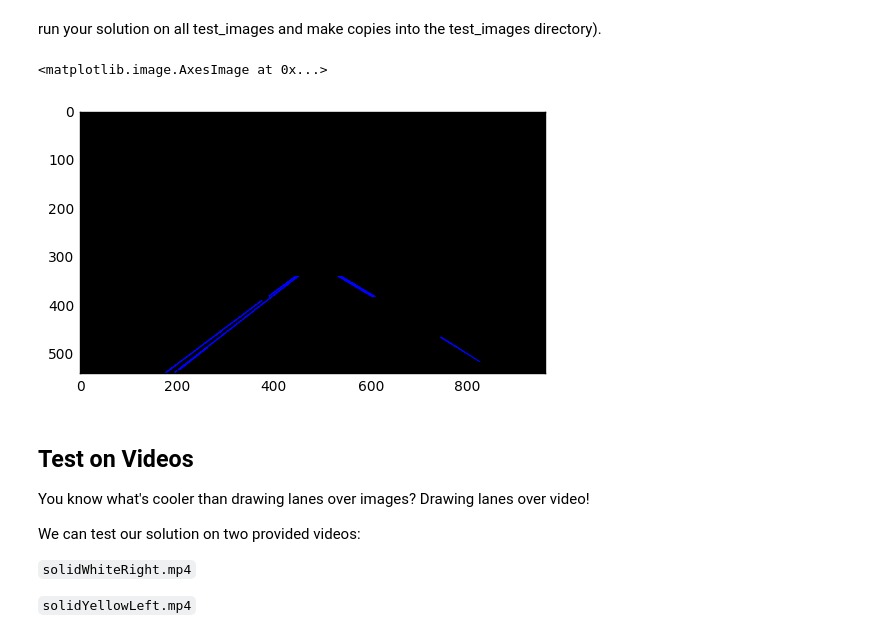
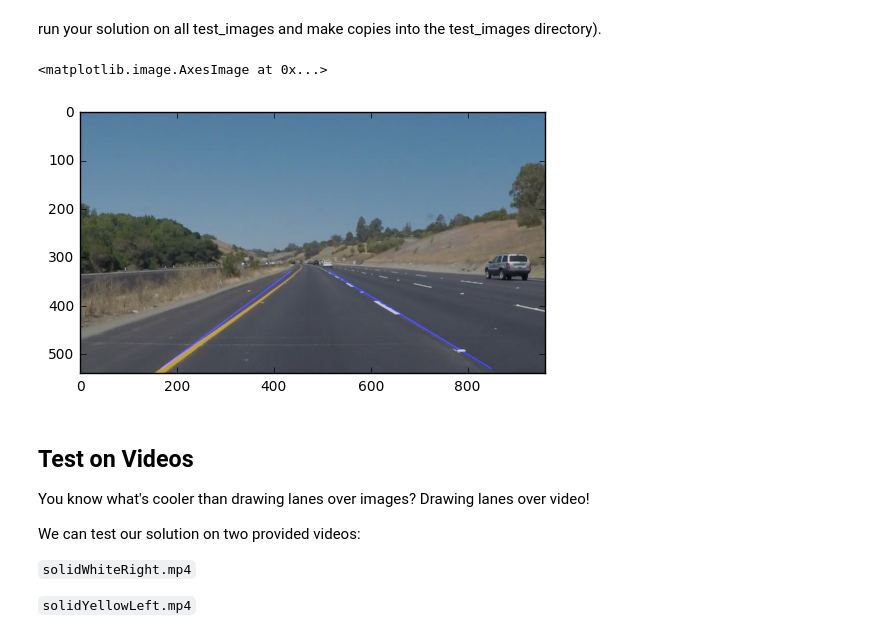
Before and after one commit to zhengfu23/Self-Driving-Car, a Jupyter notebook: P1.ipynb, the cells around one changed output. Saved outputs shown, nothing was run; the diff lists cells and outputs as text; code cells hidden in the pictures.

Commit message:
finished draft video pipeline, lines are very jumpy, some even incorrect

```diff
--- a/P1.ipynb
+++ b/P1.ipynb
@@ -173,27 +217,30 @@ run your solution on all test_images and make copies into the test_images direct
 # %%
 # TODO: Build your pipeline that will draw lane lines on the test_images
 # then save them to the test_images directory.
-image = cv2.imread('test_images/whiteCarLaneSwitch.jpg')
+image = cv2.imread('test_images/solidYellowCurve.jpg')
 gry_img = grayscale(image)
 blr_img = gaussian_blur(image, 3)
 edges = canny(blr_img, 50, 150)
+
+vertices = np.array([[(100, 539), (410,340), (550,340), (920, 539)]], dtype=np.int32)
+roi = region_of_interest(edges, vertices)
 
 rho = 2 # distance resolution in pixels of the Hough grid
 theta = np.pi/180 # angular resolution in radians of the Hough grid
 threshold = 15     # minimum number of votes (intersections in Hough grid cell)
 min_line_length = 40 #minimum number of pixels making up a line
 max_line_gap = 20    # maximum gap in pixels between connectable line segments
 
-hough = hough_lines(edges, rho, theta, threshold, min_line_length, max_line_gap)
+hough = hough_lines(roi, rho, theta, threshold, min_line_length, max_line_gap)
 
-vertices = np.array([[(140, 539), (410,340), (550,340), (860, 539)]], dtype=np.int32)
-roi = region_of_interest(hough, vertices)
 
-roi = cv2.cvtColor(roi, cv2.COLOR_BGR2RGB)
-plt.imshow(roi)
+result = weighted_img(hough, image)
+
+result = cv2.cvtColor(result, cv2.COLOR_BGR2RGB)
+plt.imshow(result)
 # %% [output]
 <matplotlib.image.AxesImage at 0x...>
-[figure, old version]
+[figure, new version]
 # %% [markdown]
 ## Test on Videos
 
```
Also changed, not shown: parts of 5 cells of this notebook.
